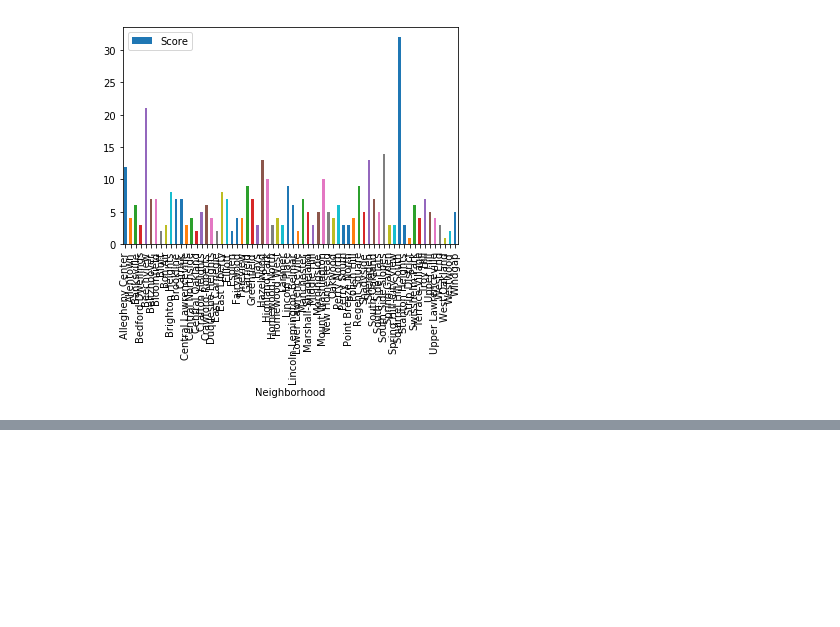
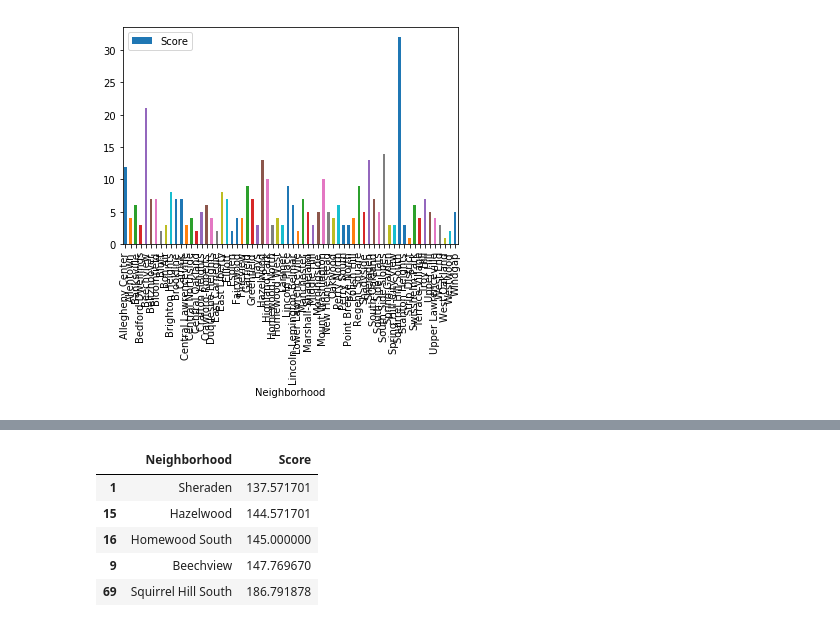
Before and after one commit to djb179/Playground-Penguins, a Jupyter notebook: main.ipynb, the cells around one changed output, grey strips where cells are left out. Drawn from its saved outputs; the diff is of its cells as text; code cells hidden in the pictures; blank space fills up the shorter version.

```diff
--- a/main.ipynb
+++ b/main.ipynb
@@ -71,0 +96,10 @@ df.plot.bar(x = 'Neighborhood', y = 'Score')
+# %%
+df = df.dropna()
+df.tail()
+# %% [output]
+|  | Neighborhood | Score |
+| 1 | Sheraden | 137.571701 |
+| 15 | Hazelwood | 144.571701 |
+| 16 | Homewood South | 145.000000 |
+| 9 | Beechview | 147.769670 |
+| 69 | Squirrel Hill South | 186.791878 |
```
Also changed, not shown: parts of 11 cells of this notebook.
